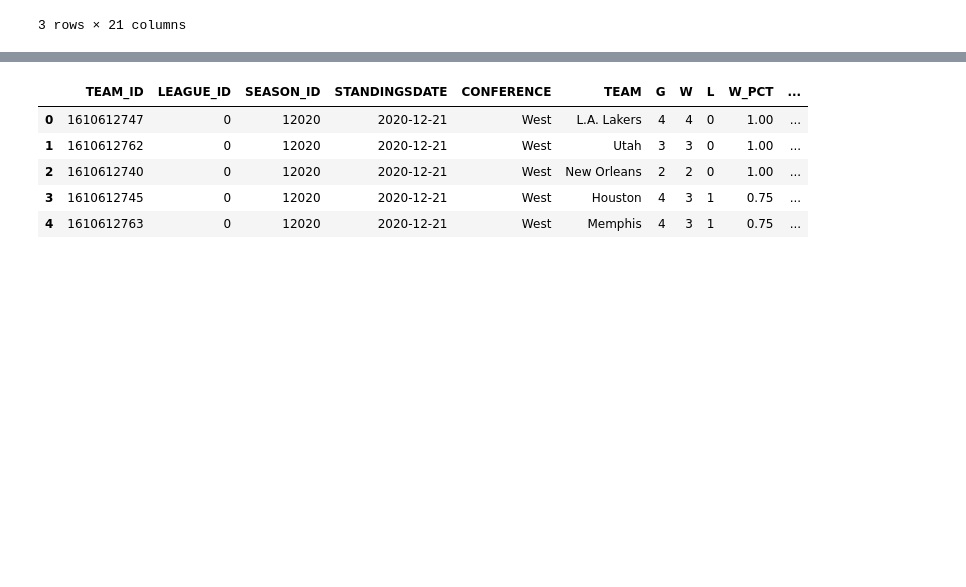
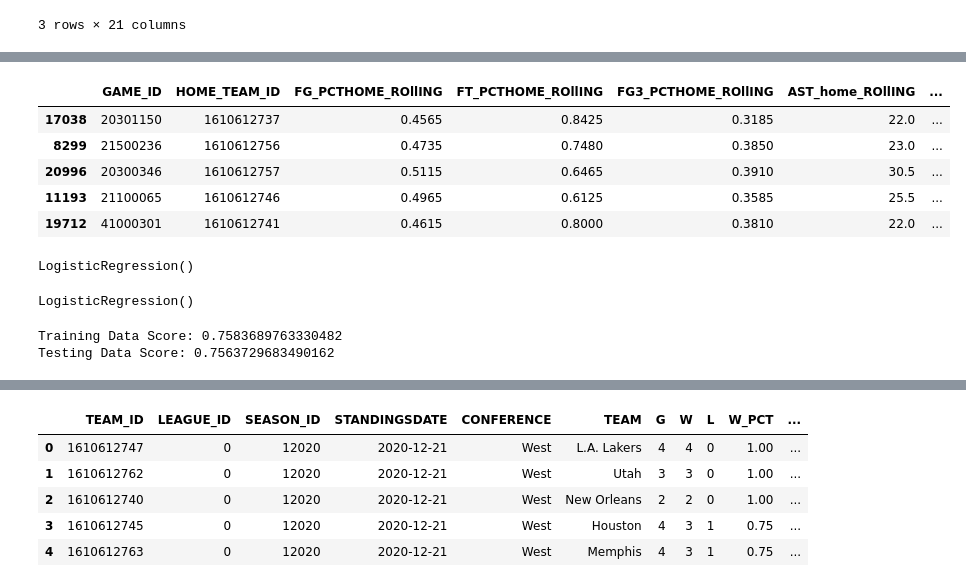
Before and after one commit to olivedisaster/final-project, a Jupyter notebook: rstest.ipynb, the cells around one changed output, grey strips where cells are left out. Cells and saved outputs as stored; diff of their text form; code cells hidden in the pictures; blank space fills up the shorter version.

Commit message:
models

```diff
--- a/rstest.ipynb
+++ b/rstest.ipynb
@@ -30,0 +178,14 @@ games.head(3)
+# %%
+from sklearn.model_selection import train_test_split
+
+X_train, X_test, y_train, y_test = train_test_split(X, y, random_state=42)
+
+
+X_train.head()
+# %% [output]
+|  | GAME_ID | HOME_TEAM_ID | FG_PCTHOME_ROllING | FT_PCTHOME_ROllING | FG3_PCTHOME_ROllING | AST_home_ROllING | ... |
+| 17038 | 20301150 | 1610612737 | 0.4565 | 0.8425 | 0.3185 | 22.0 | ... |
+| 8299 | 21500236 | 1610612756 | 0.4735 | 0.7480 | 0.3850 | 23.0 | ... |
+| 20996 | 20300346 | 1610612757 | 0.5115 | 0.6465 | 0.3910 | 30.5 | ... |
+| 11193 | 21100065 | 1610612746 | 0.4965 | 0.6125 | 0.3585 | 25.5 | ... |
+| 19712 | 41000301 | 1610612741 | 0.4615 | 0.8000 | 0.3810 | 22.0 | ... |
@@ -30,0 +199,19 @@ games.head(3)
+# %%
+# create your model
+from sklearn.linear_model import LogisticRegression
+classifier = LogisticRegression()
+classifier
+# %% [output]
+LogisticRegression()
+# %%
+# Fit (train) or model using the training data
+classifier.fit(X_train_scaled, y_train)
+# %% [output]
+LogisticRegression()
+# %%
+# Validate the model using the .score() method
+print(f"Training Data Score: {classifier.score(X_train_scaled, y_train)}")
+print(f"Testing Data Score: {classifier.score(X_test_scaled, y_test)}")
+# %% [output]
+Training Data Score: 0.7583689763330482
+Testing Data Score: 0.7563729683490162
```
Also changed, not shown: parts of 34 cells of this notebook.
